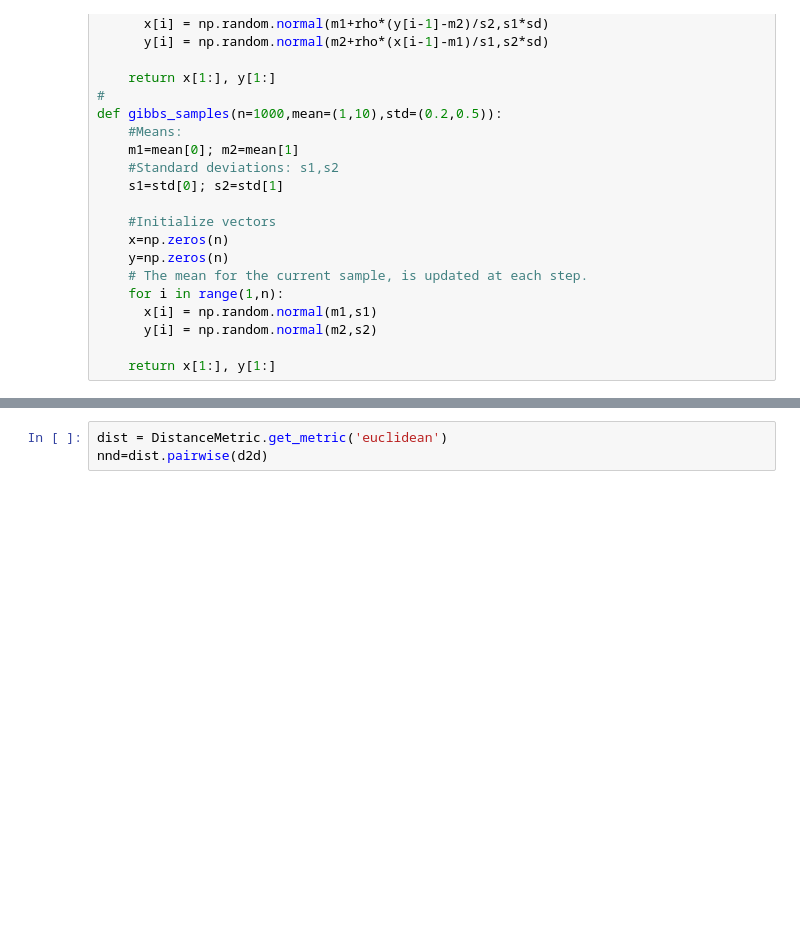
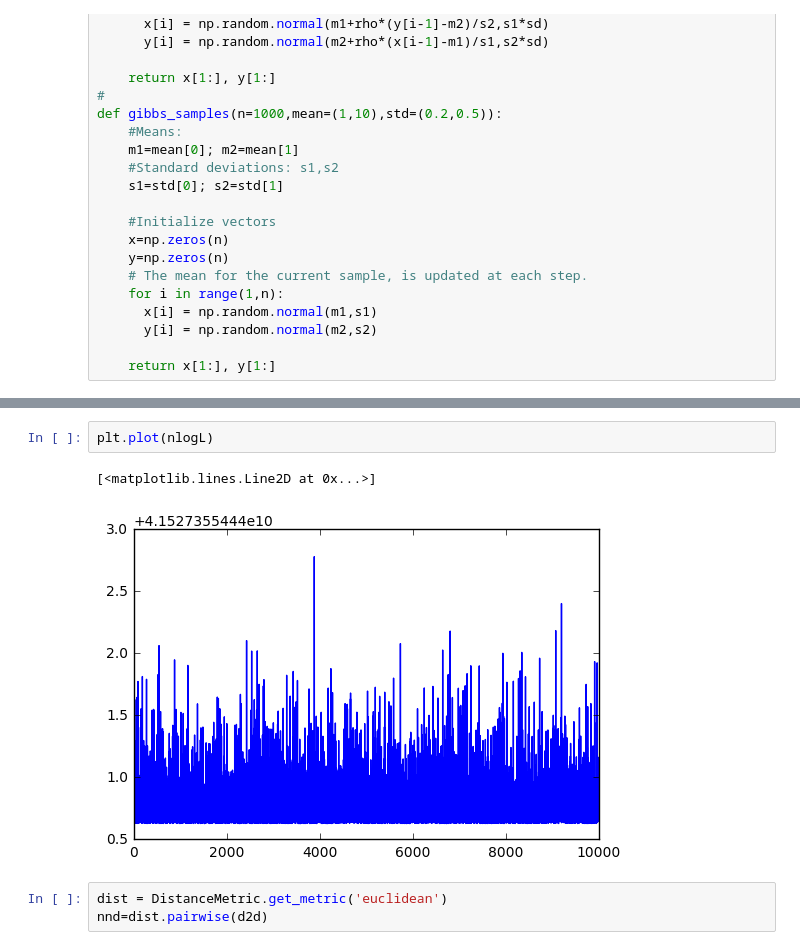
Before and after one commit to yabebalFantaye/BayesSchool2016, a Jupyter notebook: alan_q7.ipynb, the cells around one changed output, grey strips where cells are left out. Saved outputs shown, nothing was run; the diff lists cells and outputs as text; blank space fills up the shorter version.

```diff
--- a/alan_q7.ipynb
+++ b/alan_q7.ipynb
@@ -86,3 +99,8 @@ plt.ylabel('y')
+# %%
+plt.plot(nlogL)
+# %% [output]
+[<matplotlib.lines.Line2D at 0x...>]
+[figure, added]
 # %%
 dist = DistanceMetric.get_metric('euclidean')
 nnd=dist.pairwise(d2d)
```
Also changed, not shown: parts of 3 cells of this notebook.
